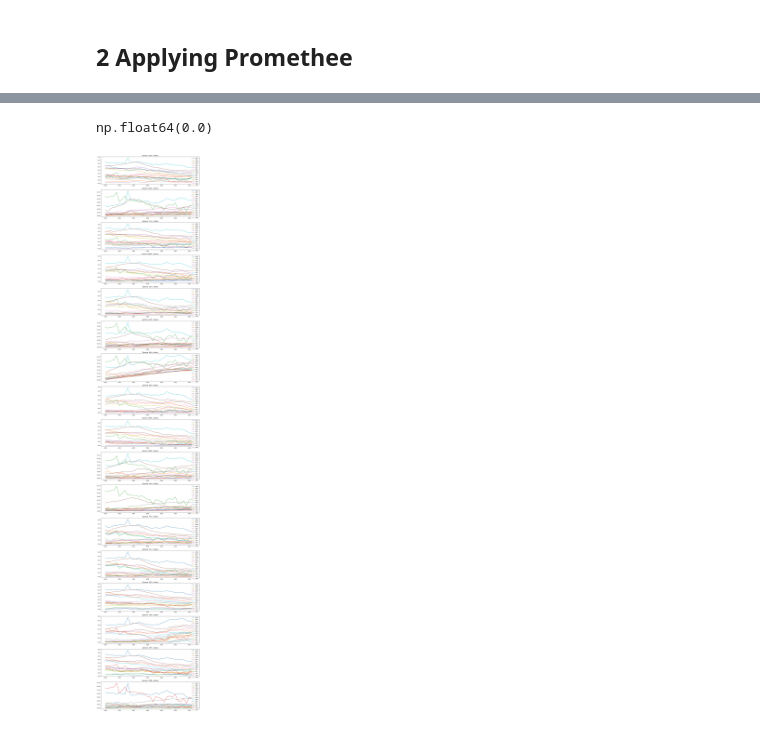
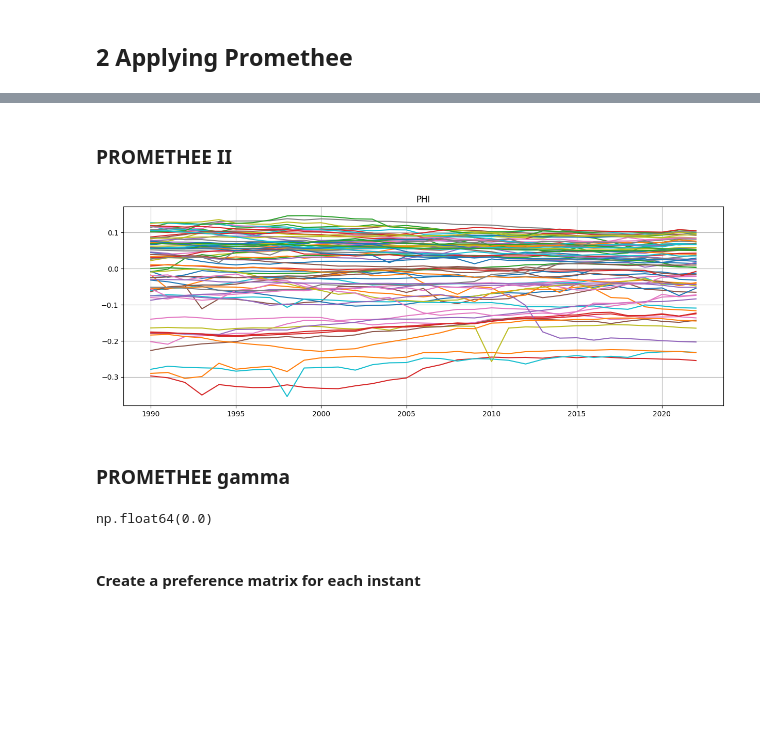
Before and after one commit to R4phou/ulb-master-thesis, a Jupyter notebook: code/src/PG_TS.ipynb, the cells around one changed output, grey strips where cells are left out. Cells and saved outputs as stored; diff of their text form; code cells hidden in the pictures; blank space fills up the shorter version.

Commit message:
evolution on preferences

```diff
--- a/code/src/PG_TS.ipynb
+++ b/code/src/PG_TS.ipynb
@@ -91,3 +96,13 @@ print(phi_c_all[0].shape)
+# %% [markdown]
+### PROMETHEE II
+# %%
+PHI = pf.PHI_all(phi_c_all, W, N, L, K)
+
+plot_PHI(PHI, alternatives, labels=False)
+# %% [output]
+[figure, added]
+# %% [markdown]
+### PROMETHEE gamma
 # %%
 gamma = pf.get_gamma_matrix(data, phi_c_all, W)
 
@@ -95,6 +110,6 @@ gamma.min()
 # %% [output]
 np.float64(0.0)
 # %%
-plot_gammas(gamma, alternatives)
+# plot_gammas(gamma, alternatives)
-# %% [output]
-[figure, removed]
+# %% [markdown]
+#### Create a preference matrix for each instant
```
Also changed, not shown: parts of 12 cells of this notebook, 5 other files.
